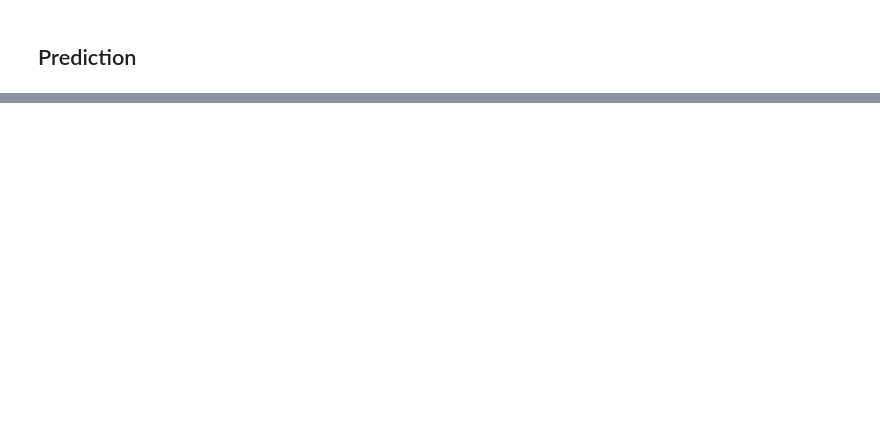
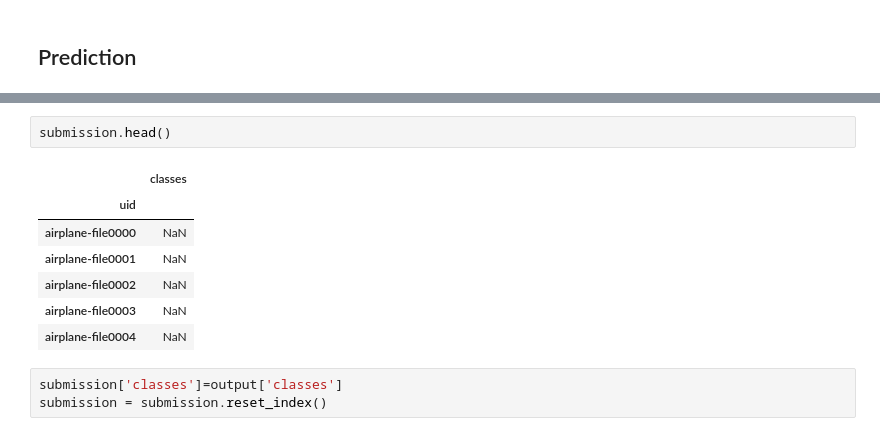
Before and after one commit to infocrat/npl_deeplearning_lab, a Jupyter notebook: labwork1.ipynb, the cells around one changed output, grey strips where cells are left out. Saved outputs shown, nothing was run; the diff lists cells and outputs as text; blank space fills up the shorter version.

```diff
--- a/labwork1.ipynb
+++ b/labwork1.ipynb
@@ -244,0 +232,13 @@ array([  7.31505966e-03,   1.60002819e-04,   4.05788114e-06,
+# %%
+submission.head()
+# %% [output]
+|  | classes |
+| uid |  |
+| airplane-file0000 | NaN |
+| airplane-file0001 | NaN |
+| airplane-file0002 | NaN |
+| airplane-file0003 | NaN |
+| airplane-file0004 | NaN |
+# %%
+submission['classes']=output['classes']
+submission = submission.reset_index()
```
Also changed, not shown: parts of 22 cells of this notebook, 2 other files.
